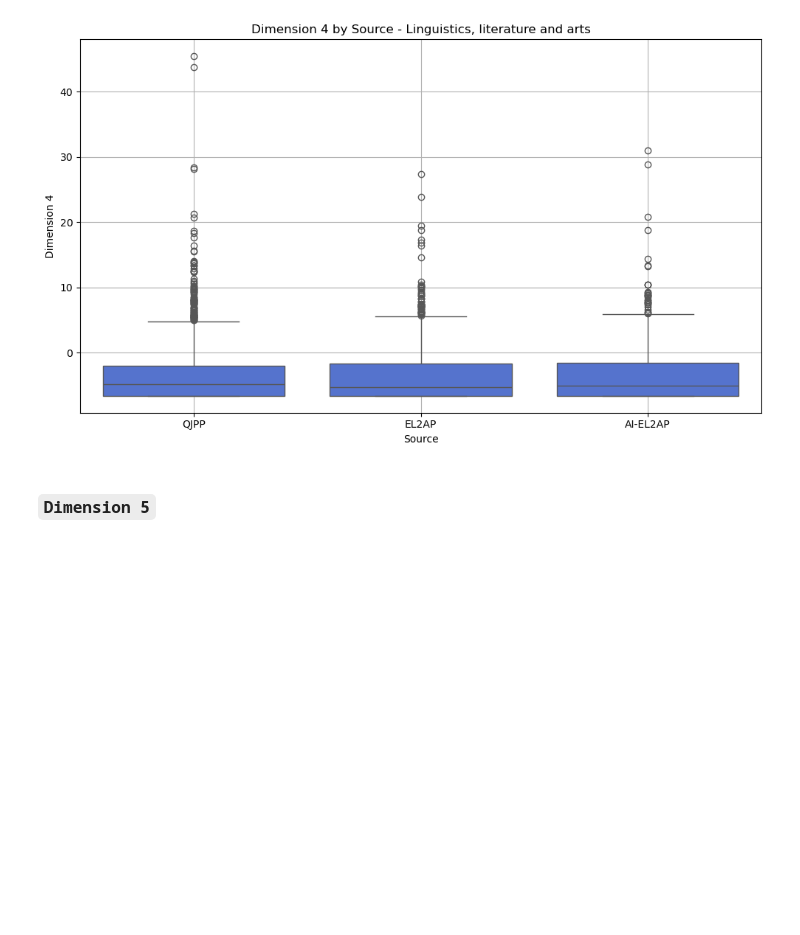
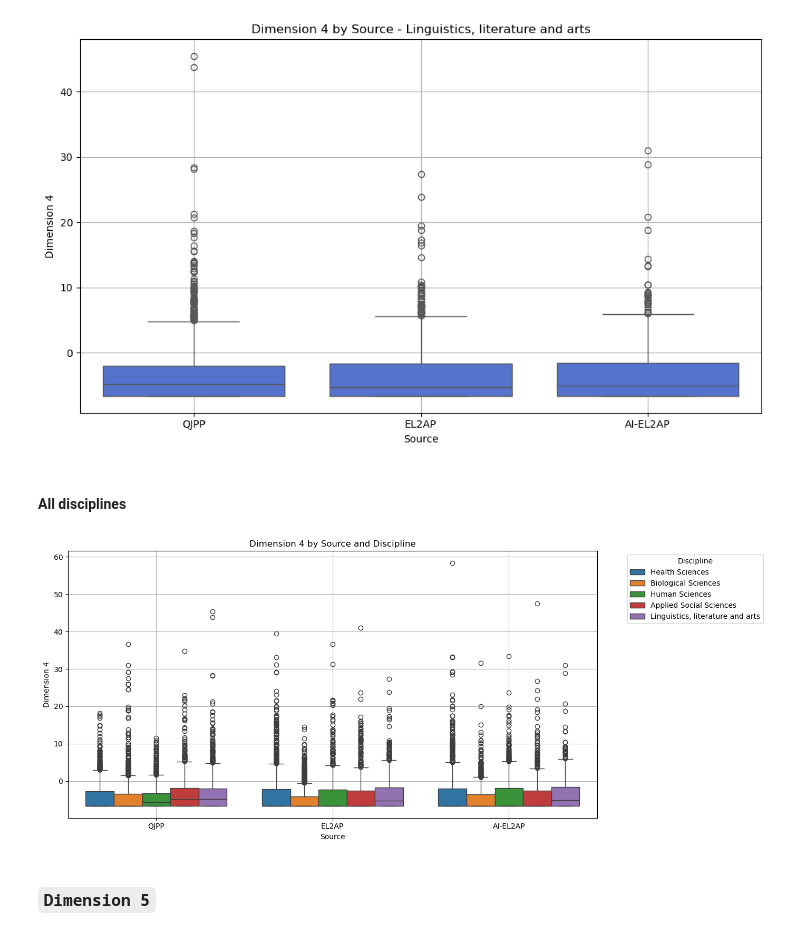
Before and after one commit to eyamrog/cl_st4_eyamrog, a Jupyter notebook: CL_St4_Ph2_eyamrog.ipynb, the cells around one changed output. Cells and saved outputs as stored; diff of their text form; code cells hidden in the pictures; blank space fills up the shorter version.

```diff
--- a/CL_St4_Ph2_eyamrog.ipynb
+++ b/CL_St4_Ph2_eyamrog.ipynb
@@ -454,6 +516,14 @@ plot_filepath = f"{output_directory}/{filename}.png"
 boxplot_by_source(plot_filepath, 'Dimension 4', 'Linguistics, literature and arts', source_order=custom_order)
 # %% [output]
 [figure]
+# %% [markdown]
+#### All disciplines
+# %%
+filename = 'dim4_by_source_all_disciplines'
+plot_filepath = f"{output_directory}/{filename}.png"
+boxplot_by_source_all_disciplines(plot_filepath, 'Dimension 4')
+# %% [output]
+[figure, added]
 # %% [markdown]
 ### `Dimension 5`
 # %% [markdown]
```
Also changed, not shown: parts of 10 cells of this notebook, 6 other files.
